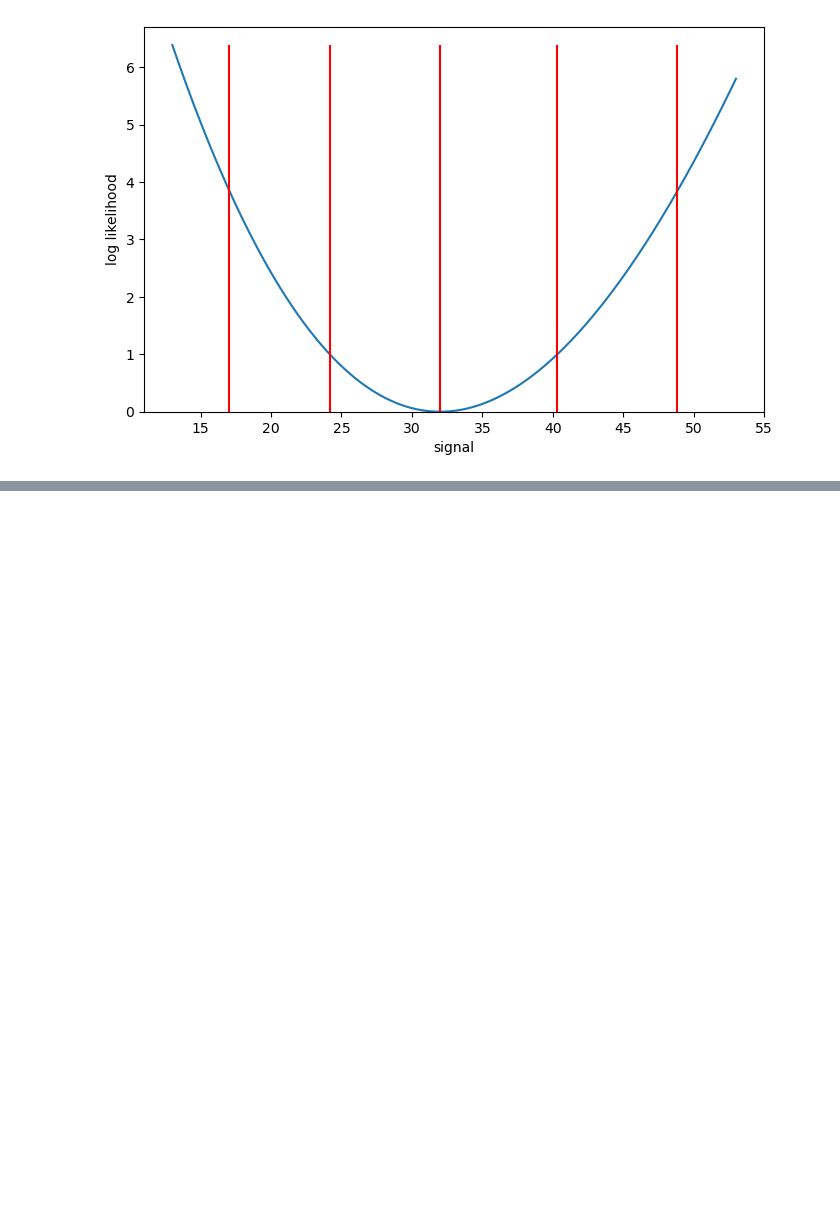
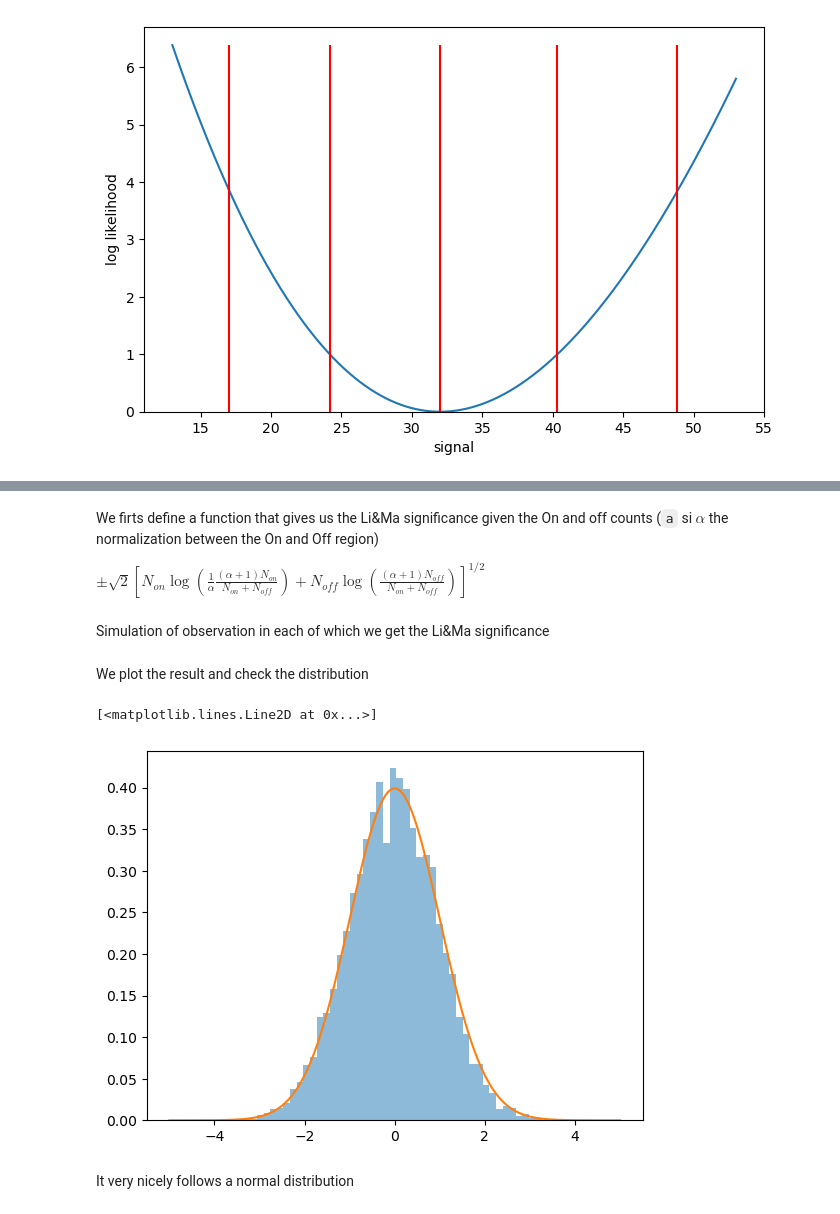
Before and after one commit to datacamp-astro/2022-arqus-bergen, a Jupyter notebook: hands_on/5_analysis_stat/STAT_HandsOn.ipynb, the cells around one changed output, grey strips where cells are left out. Cells and saved outputs as stored; diff of their text form; code cells hidden in the pictures; blank space fills up the shorter version.

```diff
--- a/hands_on/5_analysis_stat/STAT_HandsOn.ipynb
+++ b/hands_on/5_analysis_stat/STAT_HandsOn.ipynb
@@ -699,18 +735,0 @@ Text(0.5, 0, 'signal')
-# %%
-Non = 5
-Noff = 18
-a = 0.5
-
-s     = np.linspace(-10,12, 1000)
-log_l = log_likelihood(s, Non, Noff, a)
-
-fig, ax = plt.subplots(figsize=(8,5),nrows=1, ncols=1)
-
-ax.plot(s,log_l, label='log-likelihood')
-
-ax.vlines( 0, 0, np.max(log_l), color='black', alpha = 0.3)
-
-
-ax.set_ylim( [0., None])
-ax.set_ylabel('log likelihood')
-ax.set_xlabel('signal')
@@ -731,0 +751,43 @@ np.sqrt( np.interp( 0, s, log_l))
+# %% [markdown]
+We firts define a function that gives us the Li&Ma significance given the On and off counts (`a` si $\alpha$ the normalization between the On and Off region)
+
+$ \pm \sqrt{2}  \left[
+   N_{on} \log\left( \frac{1 }{\alpha} \frac{(\alpha +1) N_{on}}{N_{on} + N_{off}} \right)  +
+    N_{off} \log\left(  \frac{(\alpha +1 ) N_{off}}{N_{on} + N_{off}} \right) \right]^{1/2}
+$
+# %%
+def LiMa_significance( Non, Noff, a):
+    plus_or_minus = np.sign( Non - a*Noff)
+    log_lkl_null  = log_likelihood( s=0, Non=Non, Noff=Noff, a=a)
+    return plus_or_minus * np.sqrt( log_lkl_null)
+# %% [markdown]
+Simulation of observation in each of which we get the Li&Ma significance
+# %%
+true_s = 0
+true_b = 90
+a      = 1/3
+
+all_significance = []
+for i in range(10000):
+
+
+    rng  = np.random.default_rng(i)
+    Non  = rng.poisson(true_s + a * true_b)
+    Noff = rng.poisson(true_b)
+
+    all_significance.append( LiMa_significance( Non, Noff, a) )
+
+
+all_significance = np.array(all_significance)
+# %% [markdown]
+We plot the result and check the distribution
+# %%
+plt.hist(all_significance,bins=50, density=True, alpha=0.5);
+x = np.linspace( -5, 5, 1000)
+y = stats.norm.pdf( x, 0,1)
+plt.plot(x,y)
+# %% [output]
+[<matplotlib.lines.Line2D at 0x...>]
+[figure, added]
+# %% [markdown]
+It very nicely follows a normal distribution
```
Also changed, not shown: parts of 38 cells of this notebook.
